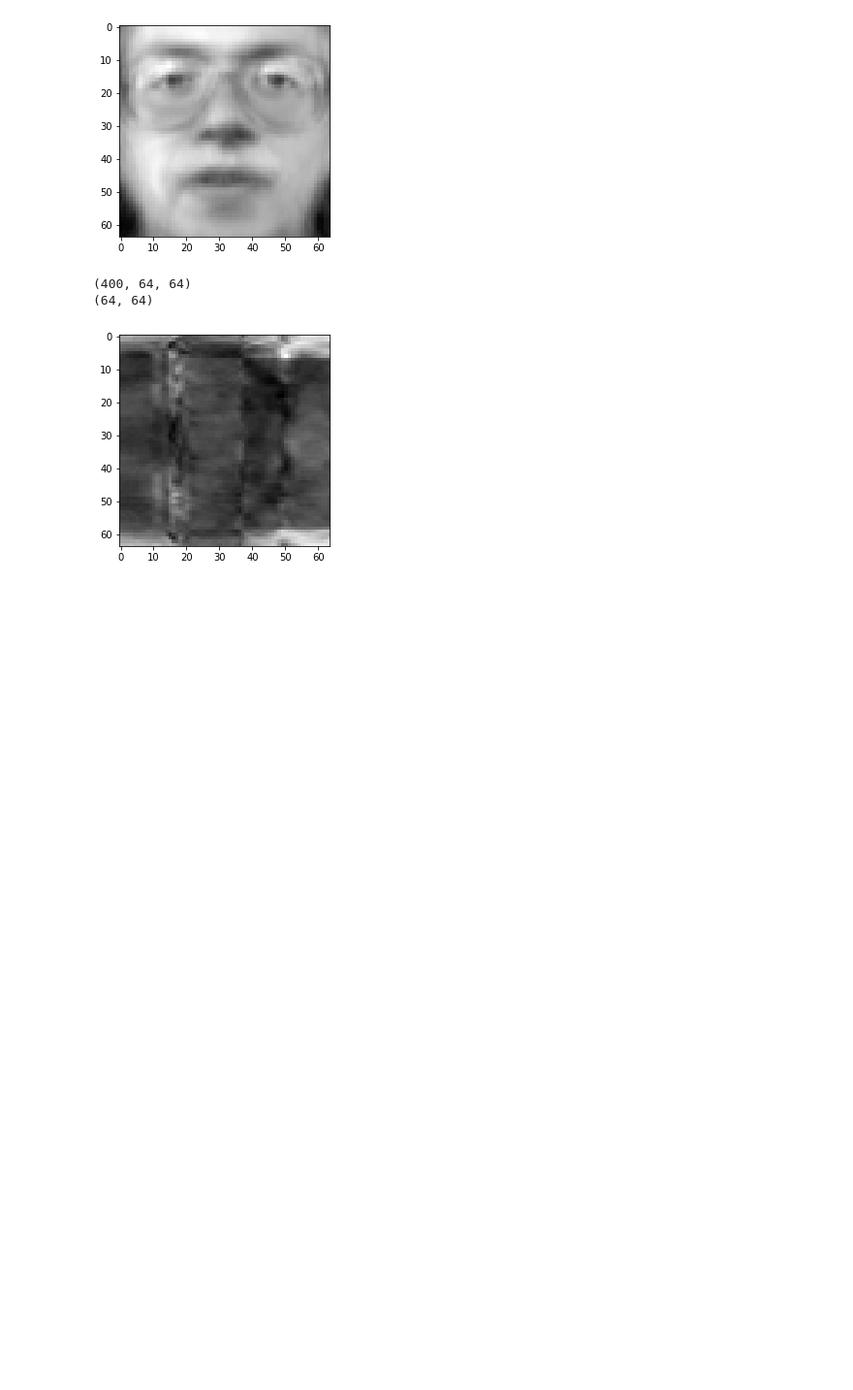
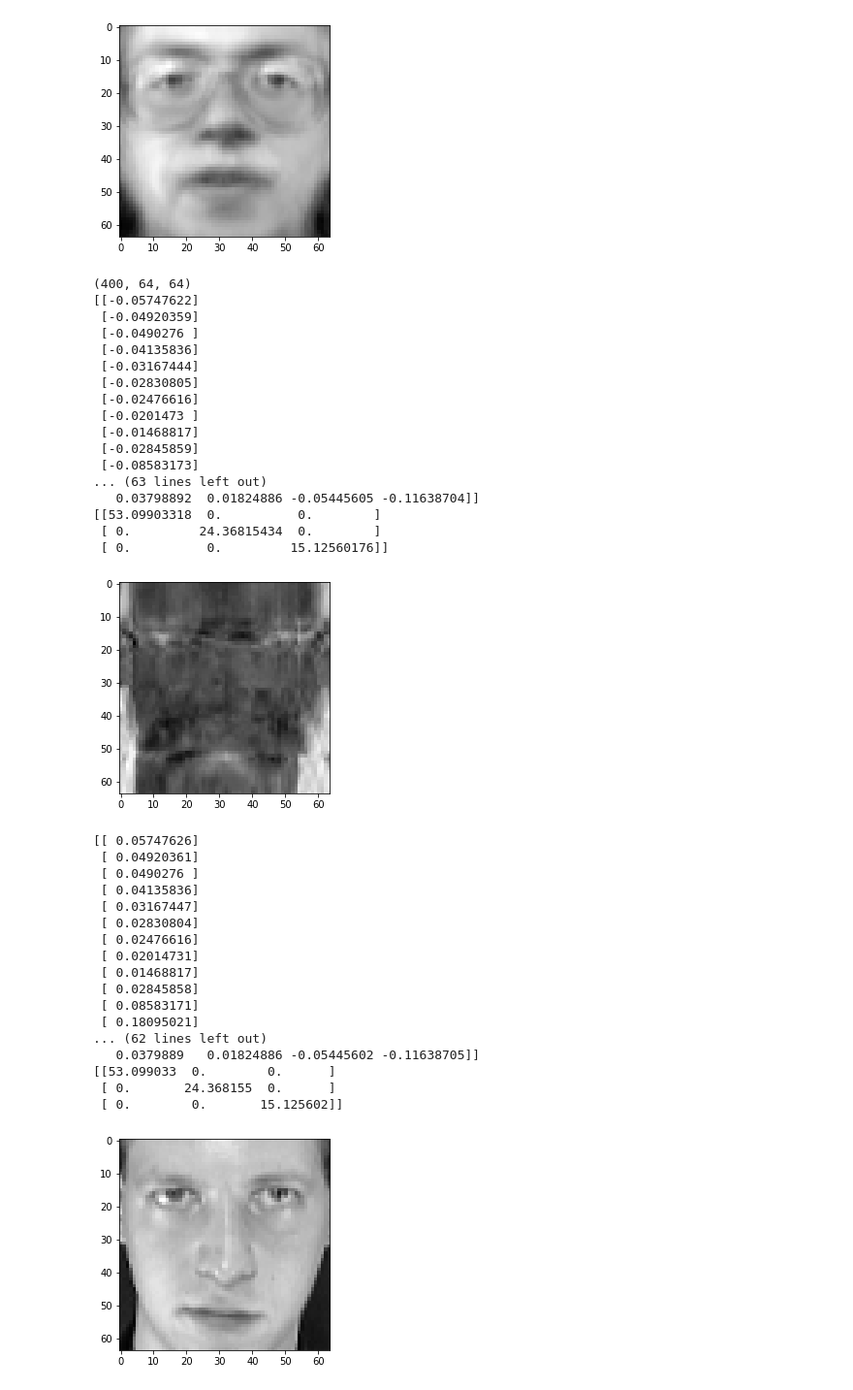
Before and after one commit to ishan-modi/image-reconstruction, a Jupyter notebook: image_reconstruction.ipynb, the cells around one changed output. Shown at 97% size. Drawn from its saved outputs; the diff is of its cells as text; code cells hidden in the pictures; blank space fills up the shorter version.

Commit message:
svd debug using library

```diff
--- a/image_reconstruction.ipynb
+++ b/image_reconstruction.ipynb
@@ -106,25 +101,69 @@ reconstruction(alphas[number],base_faces[:16])
 # %%
 olivetti = fetch_olivetti_faces()
 
 data = olivetti.images
 shape=data.shape
 print(shape)
 
 data = zscore(data.reshape(shape[0],shape[1]*shape[2]))
 data=data.reshape(shape)
 
-for i in data[:1]:
+for i in data[2:3]:
     matrix = np.zeros(shape[1:])
-    U,V,sigma = svd(i)
-    U = np.asarray(U)
-    V=np.asarray(V)
-    print(sigma.shape)
-    for j in range(len(sigma)):
-        temp=U[j]*sigma[j,j]
-        matrix+=np.dot(temp.reshape(-1,1),V[j].reshape(1,-1))
+    U,sigma,V = svd(i)
+    U = U.T
+    print(np.matrix(U[:, 2:3]))
+    print(np.matrix(V[2:3, :]))
+    print(np.diag(sigma[:3]))
 
+    for j in range(1):
+        matrix=np.matrix(U) * np.diag(sigma) * np.matrix(V)
     show_img(matrix)
+
+############# using library ##############
+
+for i in data[2:3]:
+    U,sigma,V = np.linalg.svd(i)
+    print(np.matrix(U[:, 2:3]))
+    print(np.matrix(V[2:3, :]))
+    print(np.diag(sigma[:3]))
+    for j in range(1):
+        reconstimg = np.matrix(U[:, :64]) * np.diag(sigma[:64]) * np.matrix(V[:64, :])
+    show_img(reconstimg)
 # %% [output]
 (400, 64, 64)
-(64, 64)
+[[-0.05747622]
+ [-0.04920359]
+ [-0.0490276 ]
+ [-0.04135836]
+ [-0.03167444]
+ [-0.02830805]
+ [-0.02476616]
+ [-0.0201473 ]
+ [-0.01468817]
+ [-0.02845859]
+ [-0.08583173]
+... (63 lines left out)
+   0.03798892  0.01824886 -0.05445605 -0.11638704]]
+[[53.09903318  0.          0.        ]
+ [ 0.         24.36815434  0.        ]
+ [ 0.          0.         15.12560176]]
-[figure, old version]
+[figure, new version]
+[[ 0.05747626]
+ [ 0.04920361]
+ [ 0.0490276 ]
+ [ 0.04135836]
+ [ 0.03167447]
+ [ 0.02830804]
+ [ 0.02476616]
+ [ 0.02014731]
+ [ 0.01468817]
+ [ 0.02845858]
+ [ 0.08583171]
+ [ 0.18095021]
+... (62 lines left out)
+   0.0379889   0.01824886 -0.05445602 -0.11638705]]
+[[53.099033  0.        0.      ]
+ [ 0.       24.368155  0.      ]
+ [ 0.        0.       15.125602]]
+[figure, added]
```
Also changed, not shown: parts of 2 cells of this notebook.
